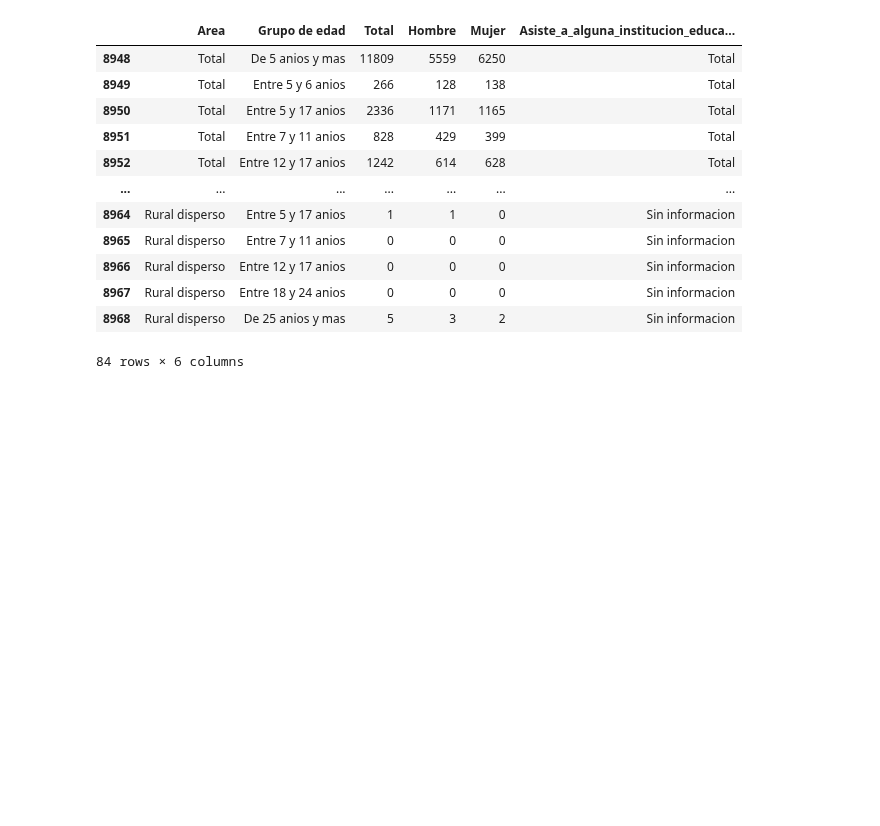
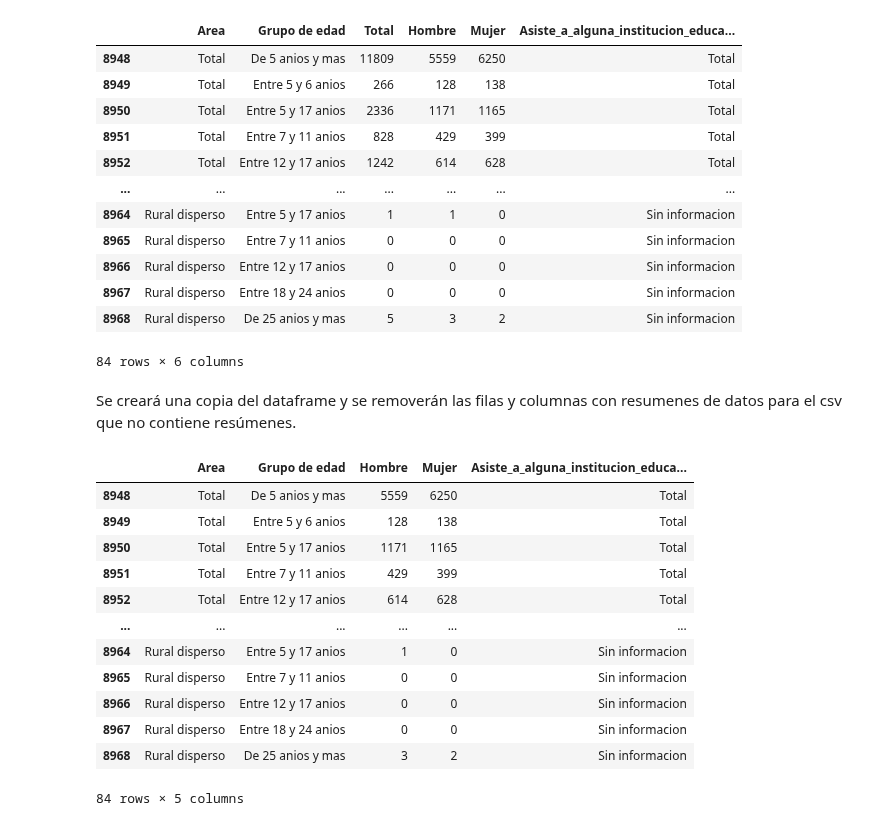
Before and after one commit to Schiavi13/Censo-Viterbo-Caldas-2018, a Jupyter notebook: source_to_csv_18pm.ipynb, the cells around one changed output. Saved outputs shown, nothing was run; the diff lists cells and outputs as text; code cells hidden in the pictures; blank space fills up the shorter version.

```diff
--- a/source_to_csv_18pm.ipynb
+++ b/source_to_csv_18pm.ipynb
@@ -180,3 +182,23 @@ df_18pm
 | 8967 | Rural disperso | Entre 18 y 24 anios | 0 | 0 | 0 | Sin informacion |
 | 8968 | Rural disperso | De 25 anios y mas | 5 | 3 | 2 | Sin informacion |
 84 rows × 6 columns
+# %% [markdown]
+Se creará una copia del dataframe y se removerán las filas y columnas con resumenes de datos para el csv que no contiene resúmenes.
+# %%
+df_18pm_cleaned = df_18pm.copy()
+df_18pm_cleaned.drop(['Total'], axis=1, inplace=True)
+df_18pm_cleaned
+# %% [output]
+|  | Area | Grupo de edad | Hombre | Mujer | Asiste_a_alguna_institucion_educa... |
+| 8948 | Total | De 5 anios y mas | 5559 | 6250 | Total |
+| 8949 | Total | Entre 5 y 6 anios | 128 | 138 | Total |
+| 8950 | Total | Entre 5 y 17 anios | 1171 | 1165 | Total |
+| 8951 | Total | Entre 7 y 11 anios | 429 | 399 | Total |
+| 8952 | Total | Entre 12 y 17 anios | 614 | 628 | Total |
+| ... | ... | ... | ... | ... | ... |
+| 8964 | Rural disperso | Entre 5 y 17 anios | 1 | 0 | Sin informacion |
+| 8965 | Rural disperso | Entre 7 y 11 anios | 0 | 0 | Sin informacion |
+| 8966 | Rural disperso | Entre 12 y 17 anios | 0 | 0 | Sin informacion |
+| 8967 | Rural disperso | Entre 18 y 24 anios | 0 | 0 | Sin informacion |
+| 8968 | Rural disperso | De 25 anios y mas | 3 | 2 | Sin informacion |
+84 rows × 5 columns
```
Also changed, not shown: parts of 4 cells of this notebook.
